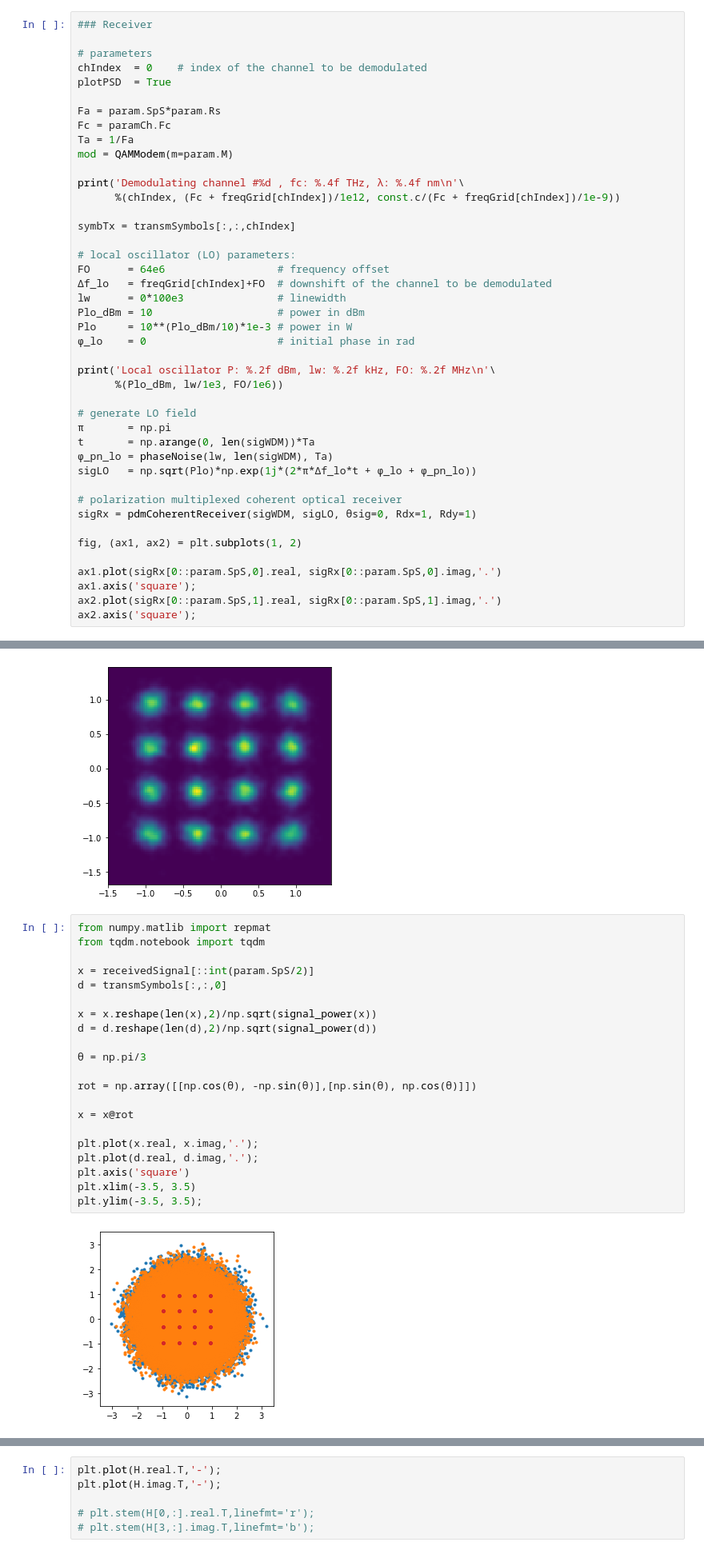
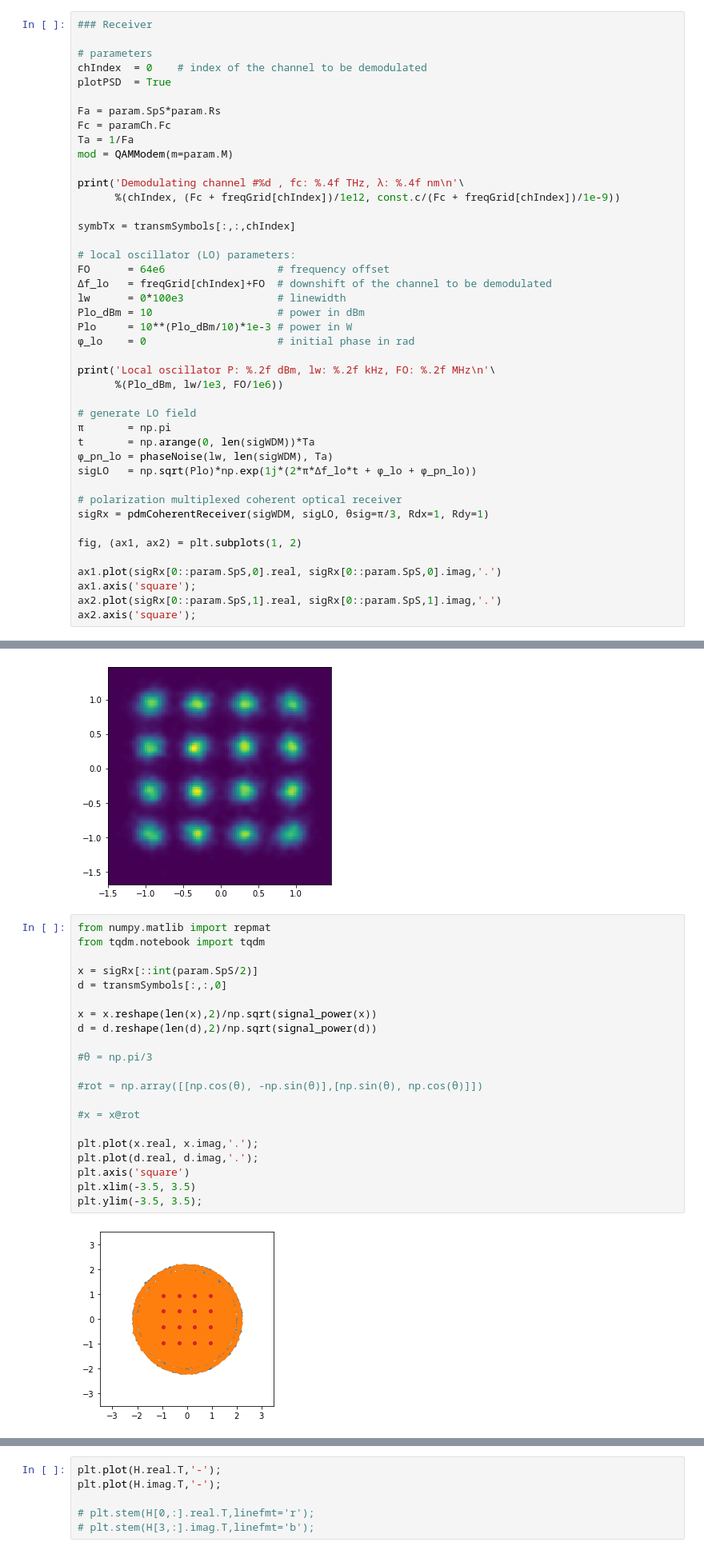
Before and after one commit to edsonportosilva/OptiCommPy, a Jupyter notebook: jupyter notebooks/Adaptive equalization.ipynb, the cells around one changed output, grey strips where cells are left out. Shown at 80% size. Cells and saved outputs as stored; diff of their text form.

```diff
--- a/jupyter notebooks/Adaptive equalization.ipynb
+++ b/jupyter notebooks/Adaptive equalization.ipynb
@@ -183,7 +183,7 @@ t       = np.arange(0, len(sigWDM))*Ta
 sigLO   = np.sqrt(Plo)*np.exp(1j*(2*π*Δf_lo*t + ϕ_lo + ϕ_pn_lo))
 
 # polarization multiplexed coherent optical receiver
-sigRx = pdmCoherentReceiver(sigWDM, sigLO, θsig=0, Rdx=1, Rdy=1)
+sigRx = pdmCoherentReceiver(sigWDM, sigLO, θsig=π/3, Rdx=1, Rdy=1)
 
 fig, (ax1, ax2) = plt.subplots(1, 2)
 
@@ -342,26 +342,26 @@ plt.pcolormesh(xi, yi, zi.reshape(xi.shape), alpha=1, shading='auto');
 # %%
 from numpy.matlib import repmat
 from tqdm.notebook import tqdm
 
-x = receivedSignal[::int(param.SpS/2)]
+x = sigRx[::int(param.SpS/2)]
 d = transmSymbols[:,:,0]
 
 x = x.reshape(len(x),2)/np.sqrt(signal_power(x))
 d = d.reshape(len(d),2)/np.sqrt(signal_power(d))
 
-θ = np.pi/3
+#θ = np.pi/3
 
-rot = np.array([[np.cos(θ), -np.sin(θ)],[np.sin(θ), np.cos(θ)]])
+#rot = np.array([[np.cos(θ), -np.sin(θ)],[np.sin(θ), np.cos(θ)]])
 
-x = x@rot
+#x = x@rot
 
 plt.plot(x.real, x.imag,'.');
 plt.plot(d.real, d.imag,'.');
 plt.axis('square')
 plt.xlim(-3.5, 3.5)
 plt.ylim(-3.5, 3.5);
 # %% [output]
-[figure, old version]
+[figure, new version]
 # %%
 from numba import njit, jit
 
```
Also changed, not shown: parts of 4 cells of this notebook, 1 other file.
